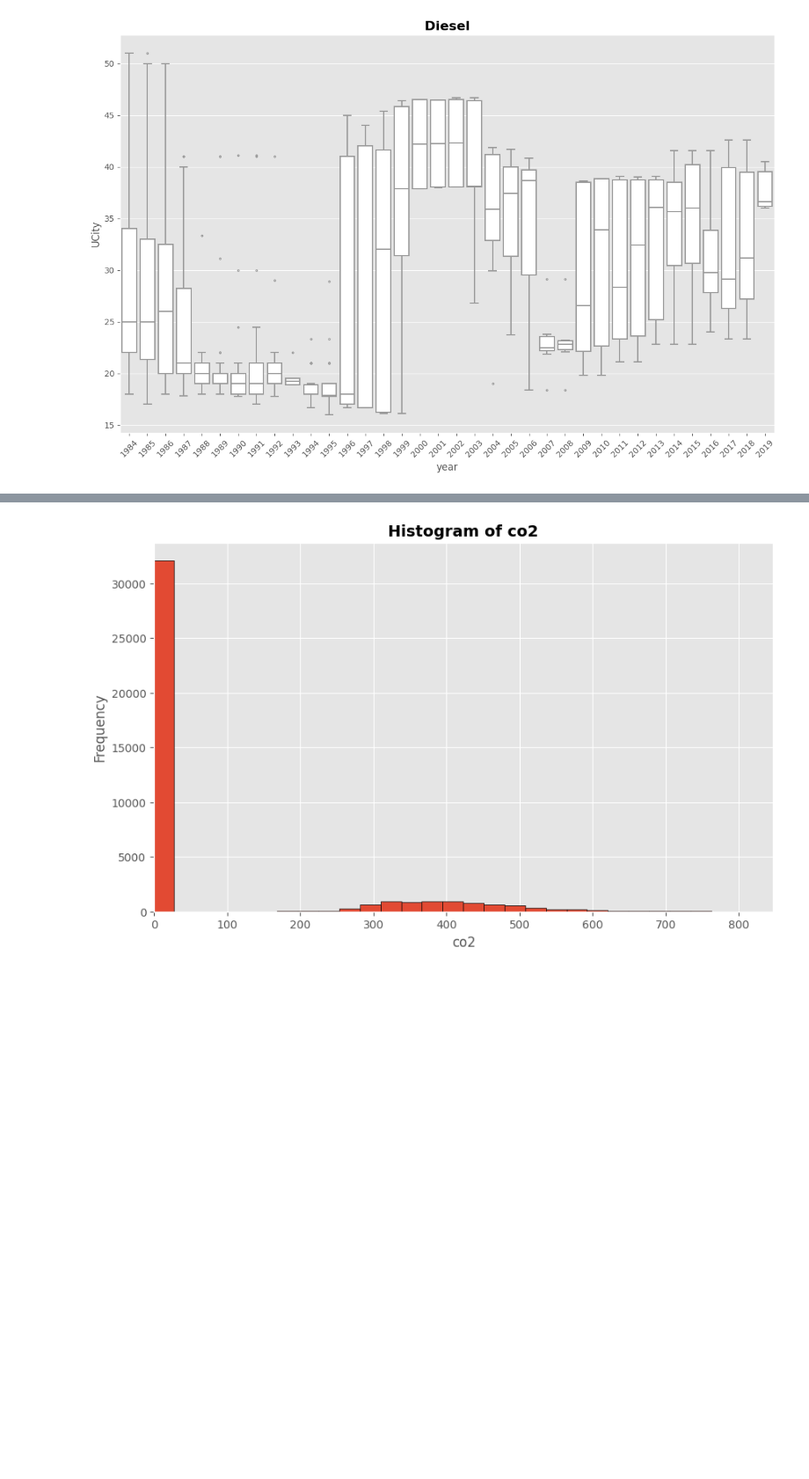
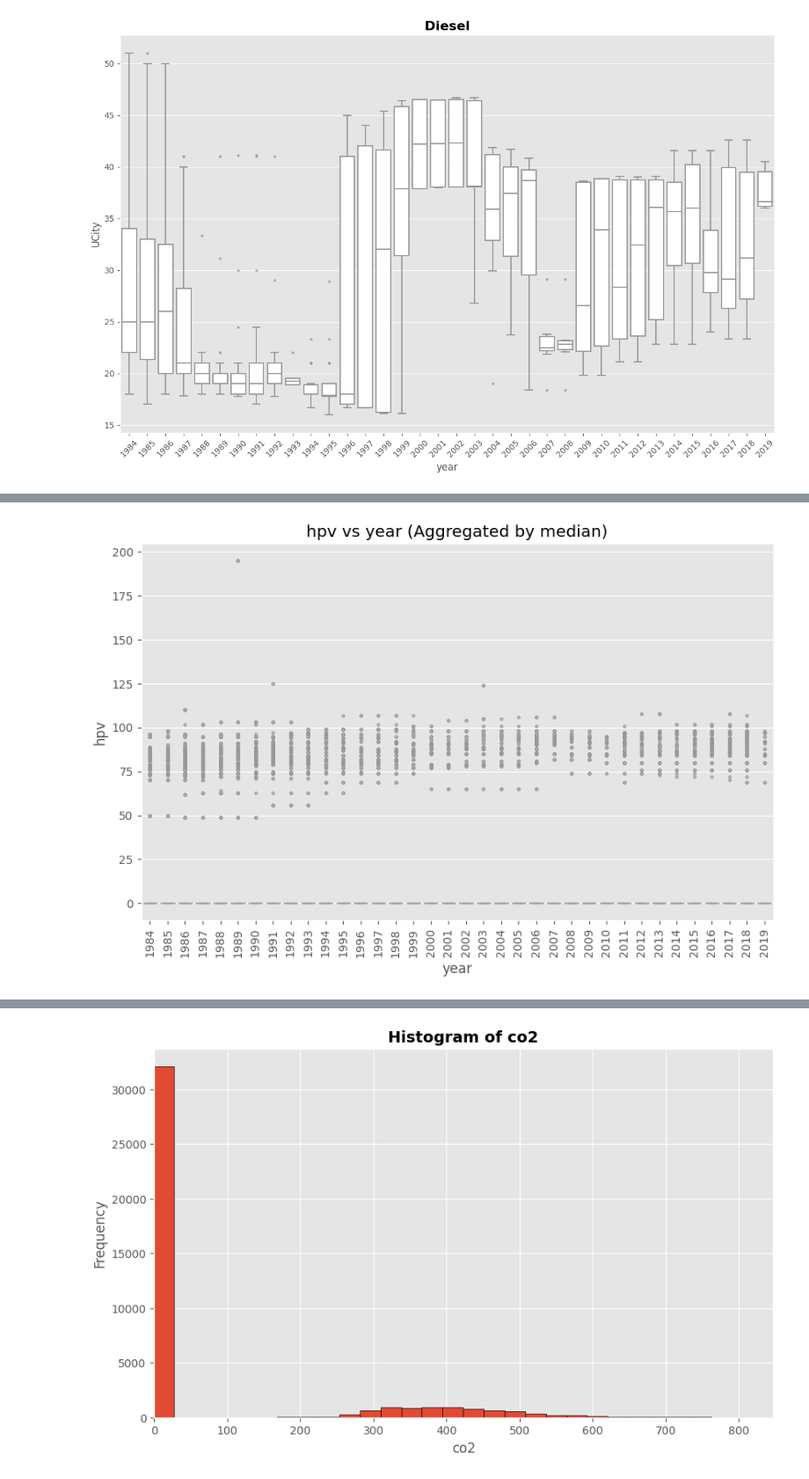
Before and after one commit to alkhalifas/cs6140-machine-learning, a Jupyter notebook: assignment1/assignment1_eda.ipynb, the cells around one changed output, grey strips where cells are left out. Shown at 88% size. Cells and saved outputs as stored; diff of their text form; code cells hidden in the pictures; blank space fills up the shorter version.

```diff
--- a/assignment1/assignment1_eda.ipynb
+++ b/assignment1/assignment1_eda.ipynb
@@ -536,0 +688,4 @@ sdf.plot_ucity_over_years_by_atvType('Diesel')
+# %%
+sdf.plot_scatter_with_boxplot_aggregated(x_col='year', y_col='hpv')
+# %% [output]
+[figure, added]
```
Also changed, not shown: parts of 31 cells of this notebook.
